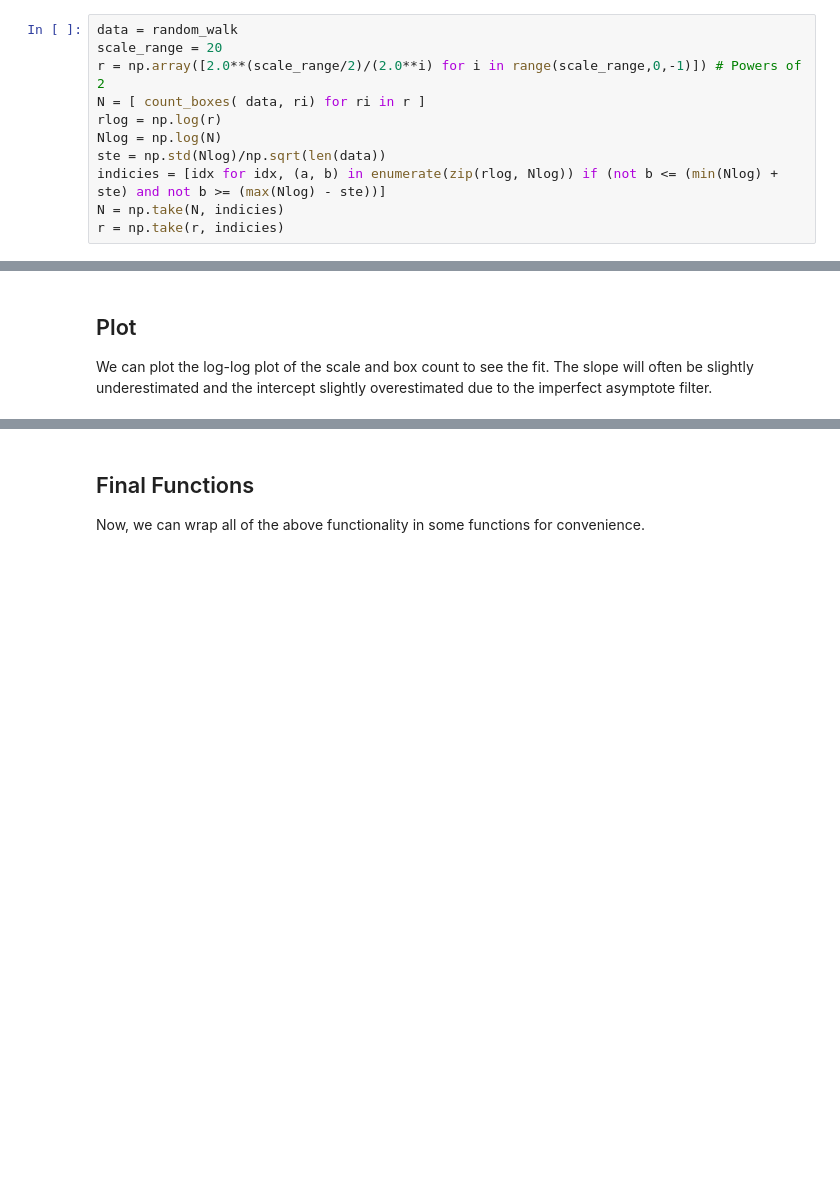
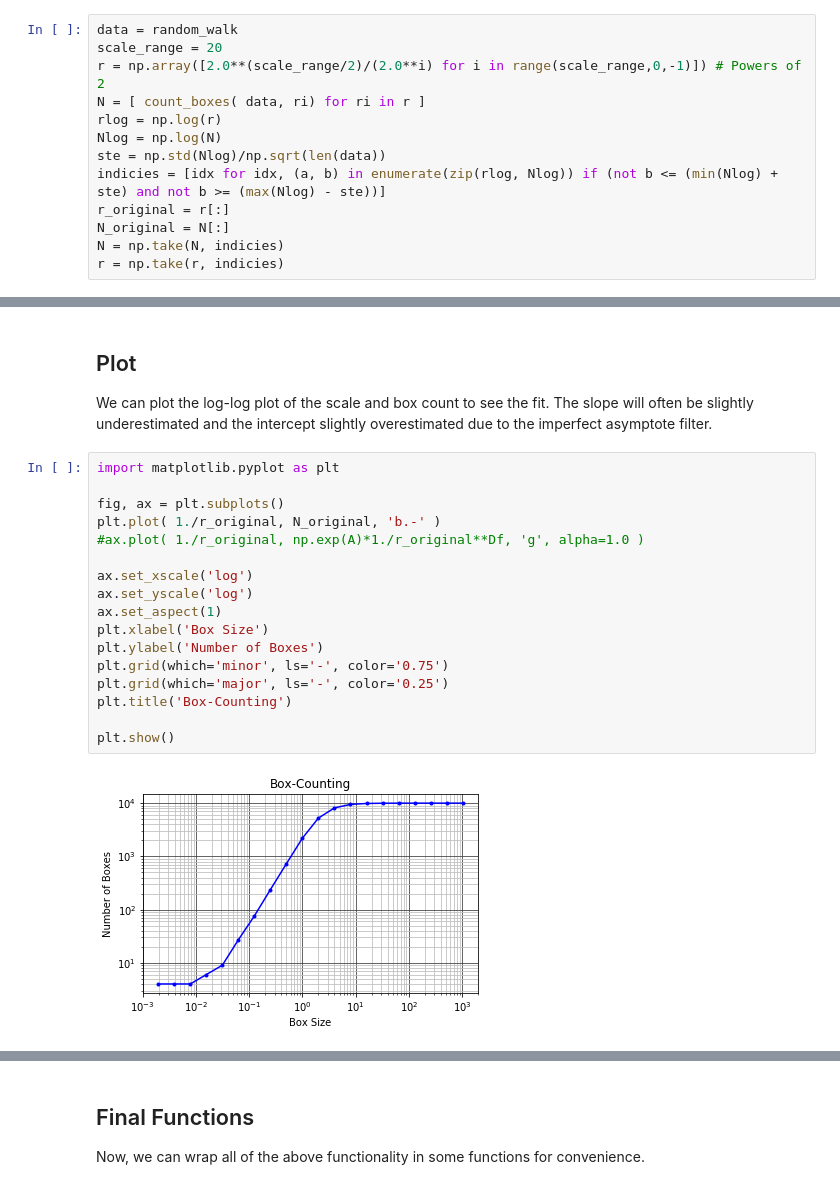
Before and after one commit to rokmetro/msl-iposition-pipeline-fork, a Jupyter notebook: examples/FD_Lacunarity.ipynb, the cells around one changed output, grey strips where cells are left out. Saved outputs shown, nothing was run; the diff lists cells and outputs as text; blank space fills up the shorter version.

```diff
--- a/examples/FD_Lacunarity.ipynb
+++ b/examples/FD_Lacunarity.ipynb
@@ -60,6 +60,8 @@ rlog = np.log(r)
 Nlog = np.log(N)
 ste = np.std(Nlog)/np.sqrt(len(data))
 indicies = [idx for idx, (a, b) in enumerate(zip(rlog, Nlog)) if (not b <= (min(Nlog) + ste) and not b >= (max(Nlog) - ste))]
+r_original = r[:]
+N_original = N[:]
 N = np.take(N, indicies)
 r = np.take(r, indicies)
 # %% [markdown]
@@ -78,6 +78,25 @@ A, Df = popt
 ## Plot
 
 We can plot the log-log plot of the scale and box count to see the fit. The slope will often be slightly underestimated and the intercept slightly overestimated due to the imperfect asymptote filter.
+# %%
+import matplotlib.pyplot as plt
+
+fig, ax = plt.subplots()
+plt.plot( 1./r_original, N_original, 'b.-' )
+#ax.plot( 1./r_original, np.exp(A)*1./r_original**Df, 'g', alpha=1.0 )
+
+ax.set_xscale('log')
+ax.set_yscale('log')
+ax.set_aspect(1)
+plt.xlabel('Box Size')
+plt.ylabel('Number of Boxes')
+plt.grid(which='minor', ls='-', color='0.75')
+plt.grid(which='major', ls='-', color='0.25')
+plt.title('Box-Counting')
+
+plt.show()
+# %% [output]
+[figure, added]
 # %%
 import matplotlib.pyplot as plt
 
```
Also changed, not shown: parts of 3 cells of this notebook, 1 other file.
